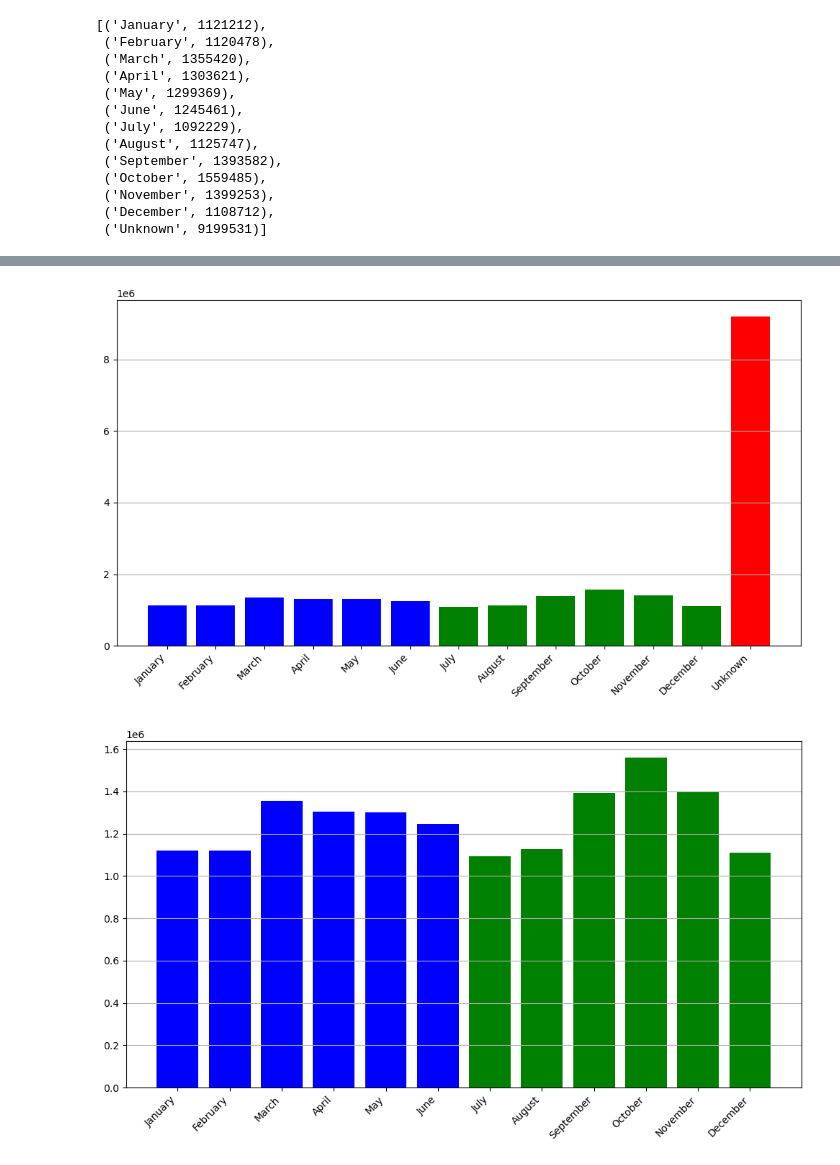
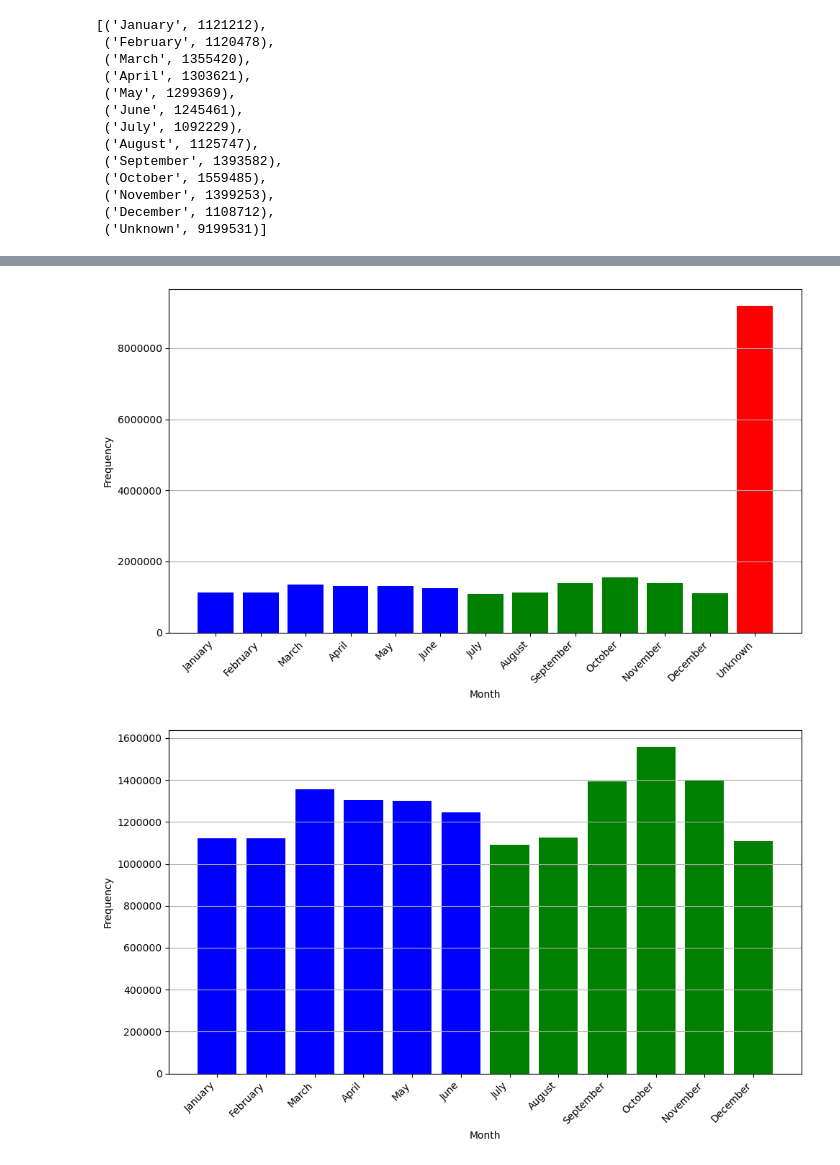
Before and after one commit to aleferu/musicbrainz, a Jupyter notebook: post_data/colls_month.ipynb, the cells around one changed output, grey strips where cells are left out. Saved outputs shown, nothing was run; the diff lists cells and outputs as text; code cells hidden in the pictures.

```diff
--- a/post_data/colls_month.ipynb
+++ b/post_data/colls_month.ipynb
@@ -90,27 +93,21 @@ data_no_unknown = [item for item in data if item[0] != 'Unknown']
 
 # --- Plotting functions (to avoid repeating code) ---
 
-def create_plot(data, title, plot_type):
+def create_plot(data, title):
     months, counts = zip(*data)
     plt.figure(figsize=(10, 6))
 
-    if plot_type == "bar":
-        plt.bar(months, counts)
-        plt.grid(axis="y")
-    elif plot_type == "line":
-        plt.plot(months, counts, marker='o')
-        plt.grid(True)
-    else:
-        raise ValueError("Invalid plot_type. Choose 'bar' or 'line'.")
+    plt.bar(months, counts)
+    plt.grid(axis="y")
 
     plt.xticks(rotation=45, ha="right")
+    plt.xlabel("Month")
+    plt.ylabel("Frequency")
     plt.tight_layout()
     plt.show()
 
 # --- Create the four plots ---
 
-create_plot(data_with_unknown, "Month vs. Count (Bar Plot with 'Unknown')", "bar")
-create_plot(data_no_unknown, "Month vs. Count (Bar Plot without 'Unknown')", "bar")
-create_plot(data_with_unknown, "Month vs. Count (Line Plot with 'Unknown')", "line")
-create_plot(data_no_unknown, "Month vs. Count (Line Plot without 'Unknown')", "line")
+create_plot(data_with_unknown, "Month vs. Count (Bar Plot with 'Unknown')")
+create_plot(data_no_unknown, "Month vs. Count (Bar Plot without 'Unknown')")
 # %% [output]
@@ -121,50 +116,34 @@ create_plot(data_no_unknown, "Month vs. Count (Line Plot without 'Unknown')", "l
 # %%
 data_with_unknown = data
 data_no_unknown = [item for item in data if item[0] != 'Unknown']
 
 # --- Plotting functions (to avoid repeating code) ---
 
-def create_plot(data, plot_type):
+def create_plot(data):
     months, counts = zip(*data)
     plt.figure(figsize=(10, 6))
 
     colors = list()
     for month in months:
         if month in month_order[:6]:  # Jan to June
             colors.append('blue')
         elif month == 'Unknown':
             colors.append('red')
         else:
             colors.append('green')  # July to December
 
-    if plot_type == "bar":
-        plt.bar(months, counts, color=colors)
-        plt.grid(axis="y")
-    elif plot_type == "line":
-        # Corrected line plot drawing:
-        plt.plot(months[:6], counts[:6], linestyle='-', color='blue', linewidth=1)
-        if "Unknown" in months:
-            plt.plot(months[6:-1], counts[6:-1], linestyle='-', color='green', linewidth=1)
-        else:
-            plt.plot(months[6:], counts[6:], linestyle='-', color='green', linewidth=1)
-        for i, (month, count) in enumerate(zip(months, counts)):
-            plt.plot(month, count, marker='o', color=colors[i])  # Individual points
-        plt.grid(True)
-
-
-    else:
-        raise ValueError("Invalid plot_type. Choose 'bar' or 'line'.")
-
+    plt.bar(months, counts, color=colors)
+    plt.grid(axis="y")
+    plt.xlabel("Month")
+    plt.ylabel("Frequency")
     plt.xticks(rotation=45, ha="right")
     plt.tight_layout()
     plt.show()
 
 # --- Create the four plots ---
 
-create_plot(data_with_unknown, "bar")
-create_plot(data_no_unknown, "bar")
-create_plot(data_with_unknown, "line")
-create_plot(data_no_unknown, "line")
+create_plot(data_with_unknown)
+create_plot(data_no_unknown)
 # %% [output]
-[figure, old version]
+[figure, new version]
-[figure, old version]
+[figure, new version]
```
Also changed, not shown: parts of 3 cells of this notebook, 1 other file.
